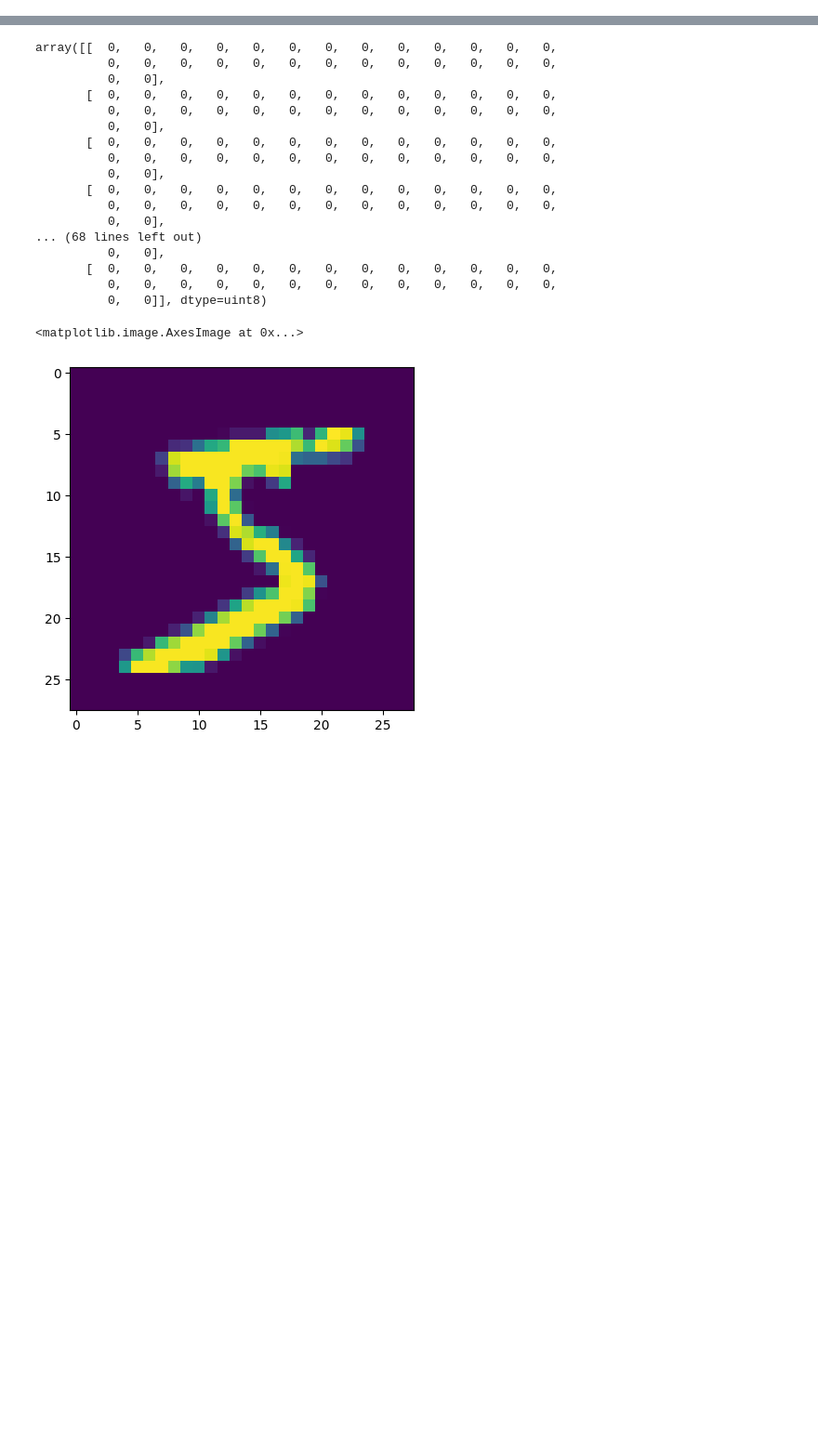
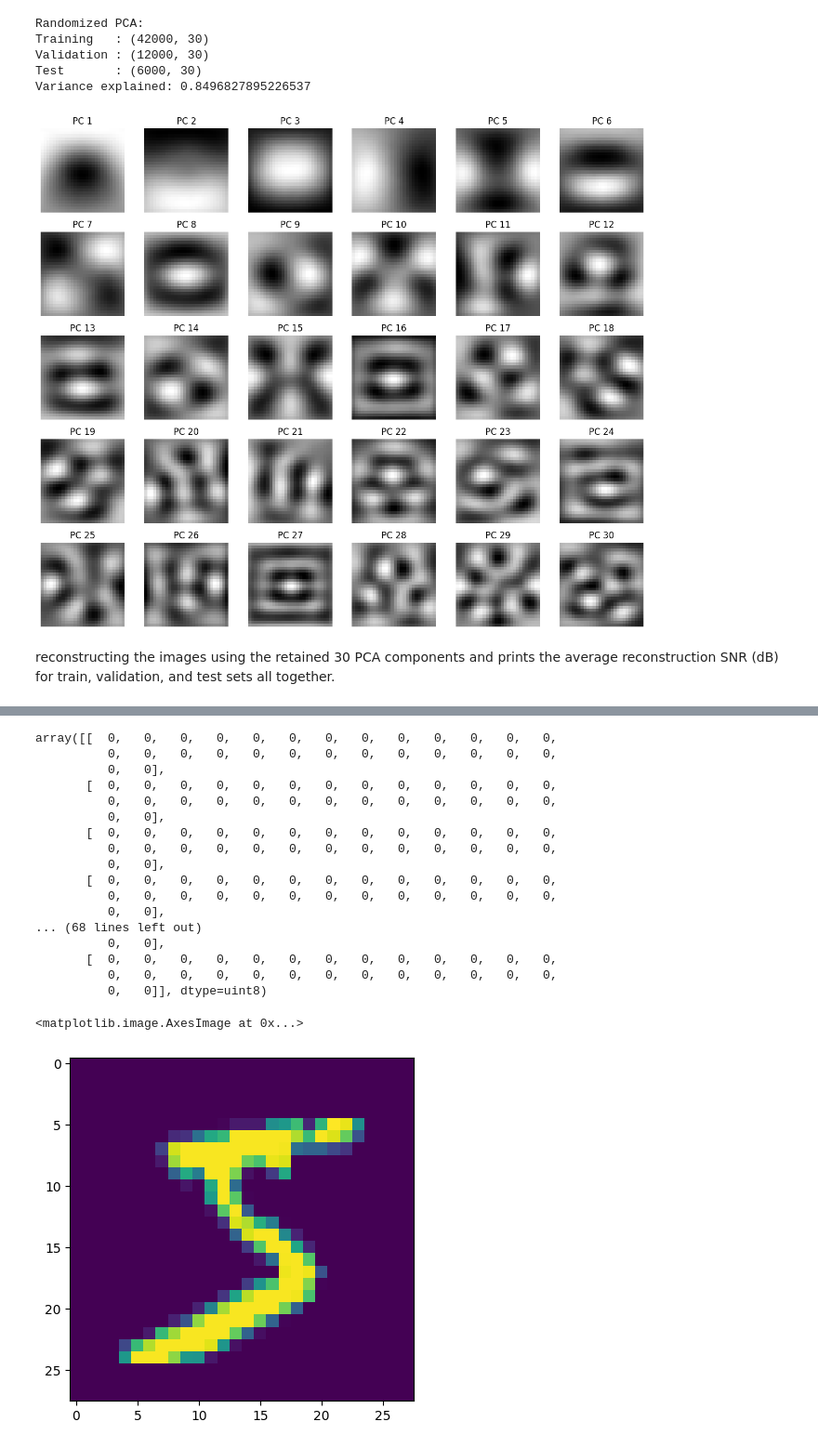
Before and after one commit to 2025ag05585-hue/Python-programming-Basic, a Jupyter notebook: Assignment_1__group43.ipynb, the cells around one changed output, grey strips where cells are left out. Shown at 93% size. Drawn from its saved outputs; the diff is of its cells as text; code cells hidden in the pictures; blank space fills up the shorter version.

```diff
--- a/Assignment_1__group43.ipynb
+++ b/Assignment_1__group43.ipynb
@@ -16,0 +478,57 @@ Downloading data from https://www.cs.toronto.edu/~kriz/cifar-10-python.tar.gz
+# %%
+from sklearn.decomposition import PCA
+
+# ============================================================
+# RANDOMIZED PCA — TOP 30 COMPONENTS
+# ============================================================
+
+randomized_pca = PCA(
+    n_components=30,
+    svd_solver="randomized",
+    random_state=42
+)
+
+# Fit ONLY on training data
+x_train_rpca = randomized_pca.fit_transform(x_train_centered)
+
+# Transform validation and test data
+x_val_rpca = randomized_pca.transform(x_val_centered)
+x_test_rpca = randomized_pca.transform(x_test_centered)
+
+print("Randomized PCA:")
+print("Training   :", x_train_rpca.shape)
+print("Validation :", x_val_rpca.shape)
+print("Test       :", x_test_rpca.shape)
+
+# Total variance retained
+print(
+    "Variance explained:",
+    randomized_pca.explained_variance_ratio_.sum()
+)
+# %% [output]
+Randomized PCA:
+Training   : (42000, 30)
+Validation : (12000, 30)
+Test       : (6000, 30)
+Variance explained: 0.8496827895226537
+# %%
+import matplotlib.pyplot as plt
+
+# Get PCA components (each is a vector of length 28*28 = 784)
+components = randomized_pca.components_
+
+fig, axes = plt.subplots(5, 6, figsize=(12, 10))  # 5 rows × 6 cols = 30 plots
+axes = axes.ravel()
+
+for i in range(30):
+    comp = components[i].reshape(28, 28)  # reshape back to image
+    axes[i].imshow(comp, cmap='gray')
+    axes[i].set_title(f"PC {i+1}")
+    axes[i].axis('off')
+
+plt.tight_layout()
+plt.show()
+# %% [output]
+[figure, added]
+# %% [markdown]
+reconstructing the images using the retained 30 PCA components and prints the average reconstruction SNR (dB) for train, validation, and test sets all together.
```
Also changed, not shown: parts of 35 cells of this notebook.
